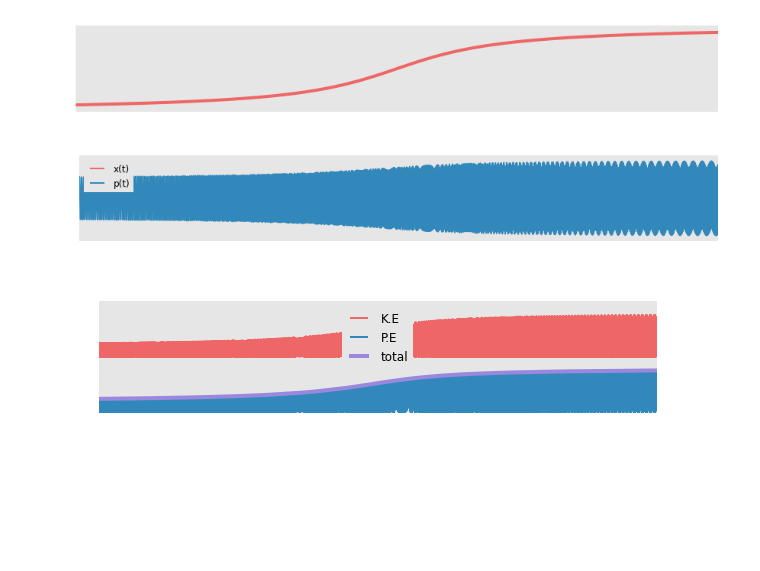
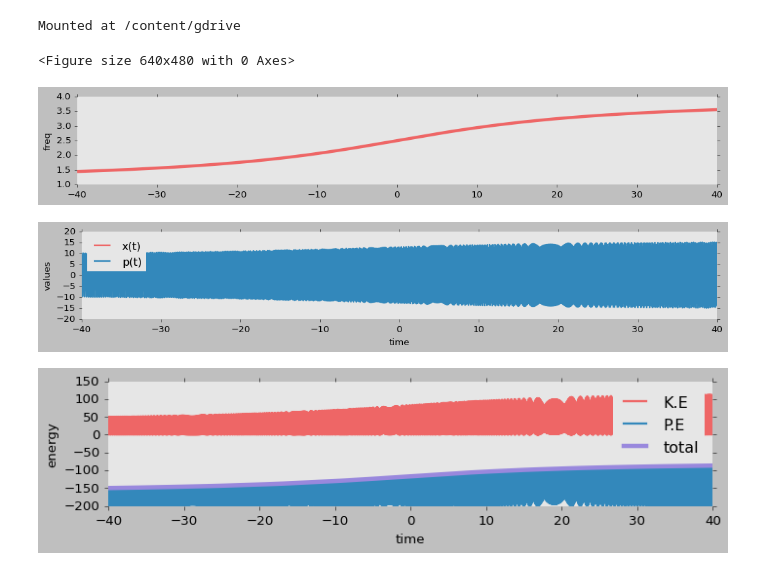
Before and after one commit to polnops/adiabatic_loading, a Jupyter notebook: tweezer_loading.ipynb, the cells around one changed output. Drawn from its saved outputs; the diff is of its cells as text; code cells hidden in the pictures; blank space fills up the shorter version.

```diff
--- a/tweezer_loading.ipynb
+++ b/tweezer_loading.ipynb
@@ -15,26 +15,29 @@ from matplotlib import cycler
 #drive.mount('/content/gdrive')
 
 plt.style.use('classic')
-%matplotlib inline
+plt.gcf().subplots_adjust(bottom=0.15)
 
 IPython_default = plt.rcParams.copy()
 colors = cycler('color',
                 ['#EE6666', '#3388BB', '#9988DD',
                  '#EECC55', '#88BB44', '#FFBBBB'])
 plt.rc('axes', facecolor='#E6E6E6', edgecolor='none',
-       labelcolor='white', labelsize = 12,
+       labelcolor='black', labelsize = 12,
        axisbelow=True, prop_cycle=colors)
 
-plt.rc('grid', color='w', linestyle='solid')
-plt.rc('xtick', direction='out', color='white')
-plt.rc('ytick', direction='out', color='white')
+plt.rc('grid', color='b', linestyle='solid')
+plt.rc('xtick', direction='out', color='black')
+plt.rc('ytick', direction='out', color='black')
 plt.rc('patch', edgecolor='#E6E6E6')
 plt.rc('lines', linewidth=2)
+# %% [output]
+Mounted at /content/gdrive
+<Figure size 640x480 with 0 Axes>
 # %%
 class Dynamics1D(object):
     '''solves ODE for the dynamics of a single particle in a time-varing potential'''
 
-    def __init__(self, n = int(5e3), t_len = 40, V0 = 200):
+    def __init__(self, n = int(1e3), t_len = 40, V0 = 200):
 
         self.n     = n
         self.t     = np.linspace(-t_len, t_len, n)
@@ -84,8 +87,6 @@ class Dynamics1D(object):
     def solveODE(self, omega_i = 5, omega_f = 1, tau = 10, z0 = [0, 0.25]):
 
         self.x[0], self.p[0] = z0
-        self.omega_i = omega_i
-        self.omega_f = omega_f
         self.tau     = tau
         self._rampOmega()
         for i in range(1, self.n):
@@ -126,6 +127,13 @@ class Dynamics1D(object):
         plt.legend(loc='best')
         plt.show()
 
+    def setV0(self,V0):
+        self.V0 = V0
+
+    def setOmegas(self,omega_i,omega_f):
+        self.omega_i = omega_i
+        self.omega_f = omega_f
+
     def plot_animation(self, savepath = 'adia1d.mp4'):
 
         width = 3
@@ -154,13 +162,14 @@ class Dynamics1D(object):
         plt.show()
 # %%
 h1d = Dynamics1D(V0 = 200)
-h1d.solveODE(omega_i = 1, omega_f = 5, tau = 20, z0 = [0,10])
+h1d.setOmegas(omega_i = 1, omega_f = 4)
+h1d.solveODE(tau = 20, z0 = [0,10])
 h1d.plot_xp()
 h1d.plotEnergy()
 # %% [output]
-[figure, old version]
+[figure, new version]
-[figure, old version]
+[figure, new version]
-[figure, old version]
+[figure, new version]
 # %%
 # path = '/content/gdrive/My Drive/Atom_cavity/personal folders/Po/adiabatic_cooling'
 # os.chdir(path)
```
Also changed, not shown: parts of 9 cells of this notebook.
